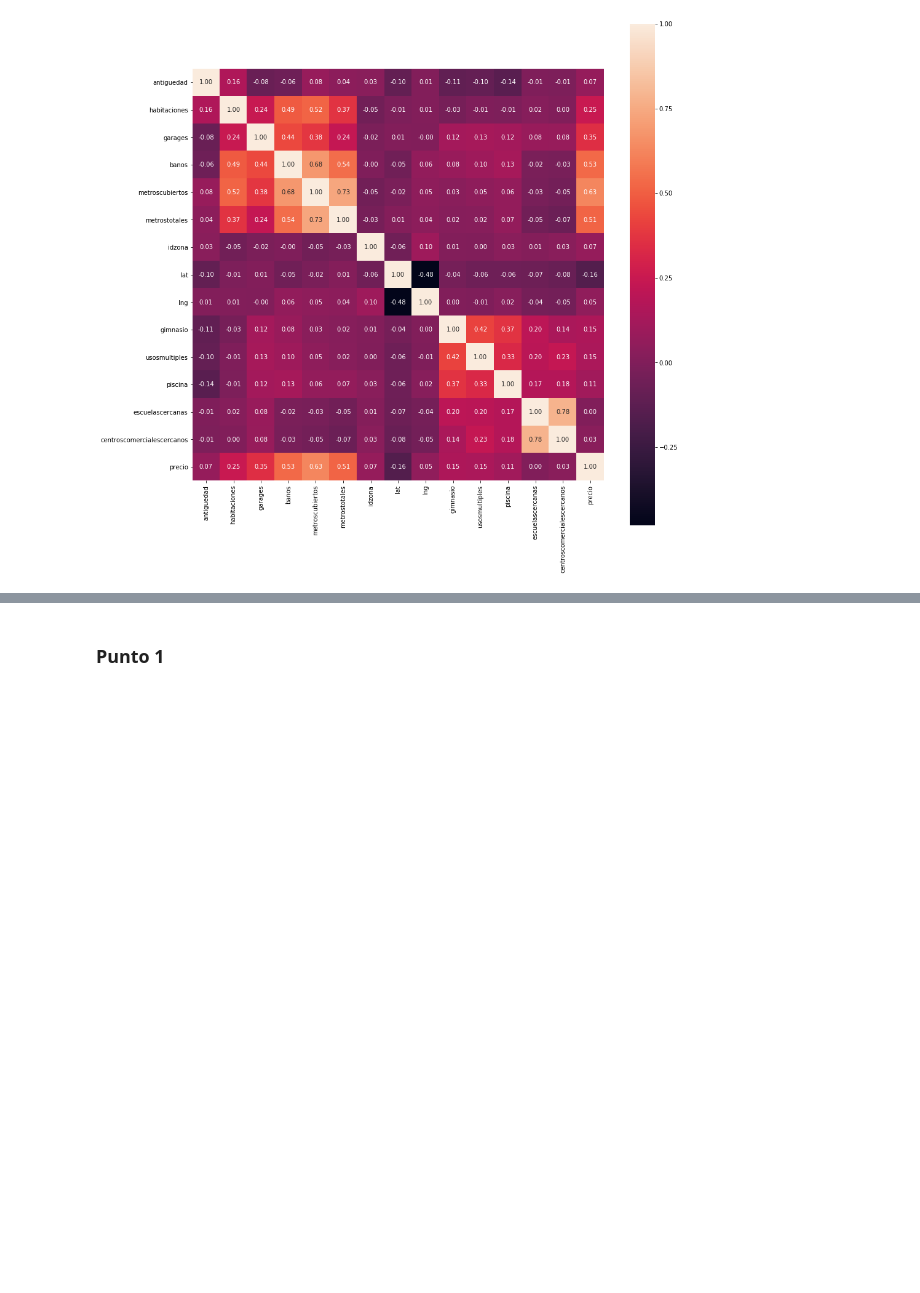
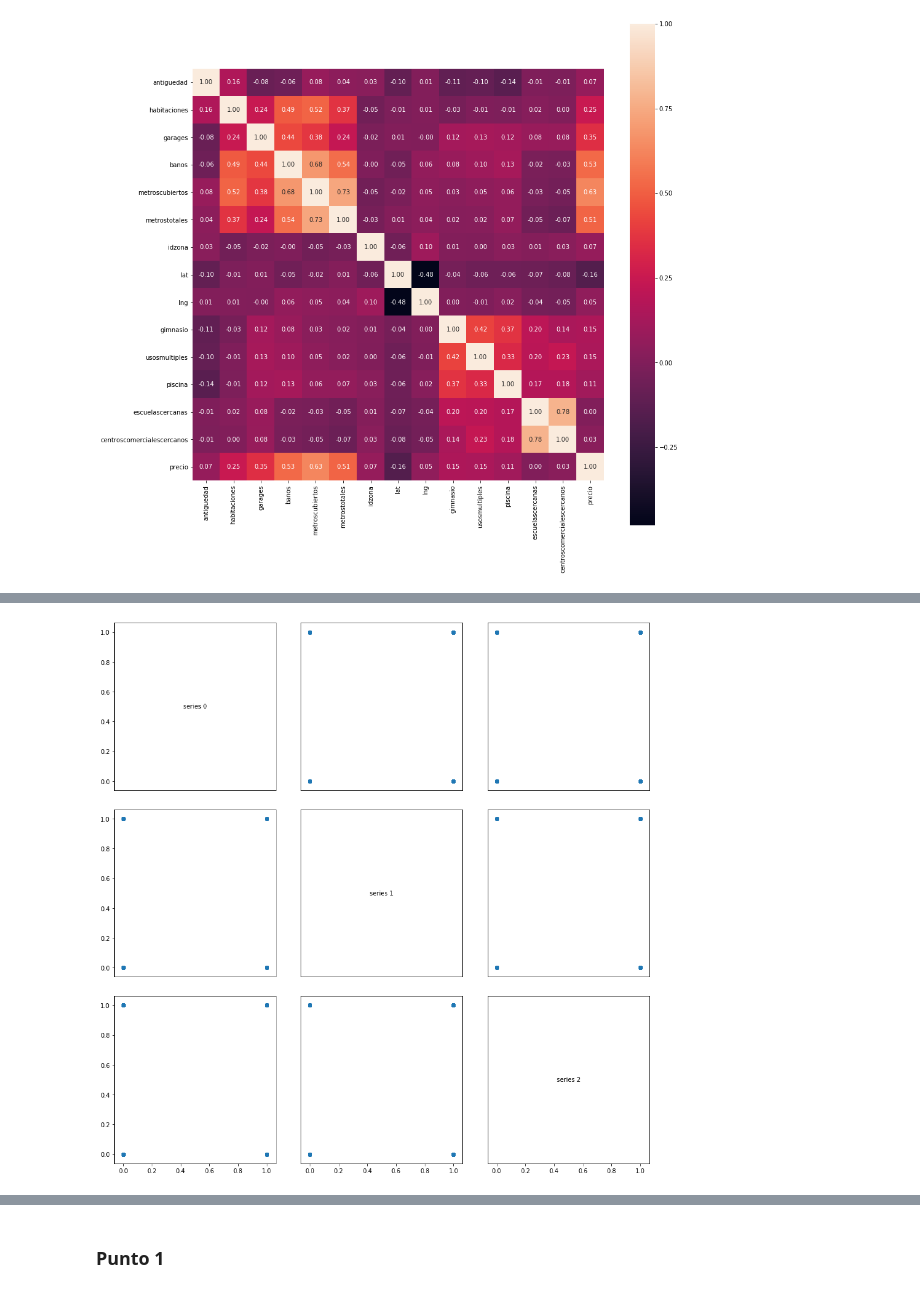
Before and after one commit to nbuzzano/7506-zonaprop, a Jupyter notebook: zonaprop-data-analysis.ipynb, the cells around one changed output, grey strips where cells are left out. Saved outputs shown, nothing was run; the diff lists cells and outputs as text; code cells hidden in the pictures; blank space fills up the shorter version.

```diff
--- a/zonaprop-data-analysis.ipynb
+++ b/zonaprop-data-analysis.ipynb
@@ -134,0 +159,7 @@ sns.heatmap(df.corr(), square=True, annot=True, fmt='.2f');
+# %%
+df_corr = df.filter(['gimnasio','usosmultiples','piscina'], axis=1)
+df_corr = df_corr.dropna()
+df_corr = df_corr.sample(1000)
+scatter_matrix(df_corr)
+# %% [output]
+[figure, added]
```
Also changed, not shown: parts of 9 cells of this notebook.
